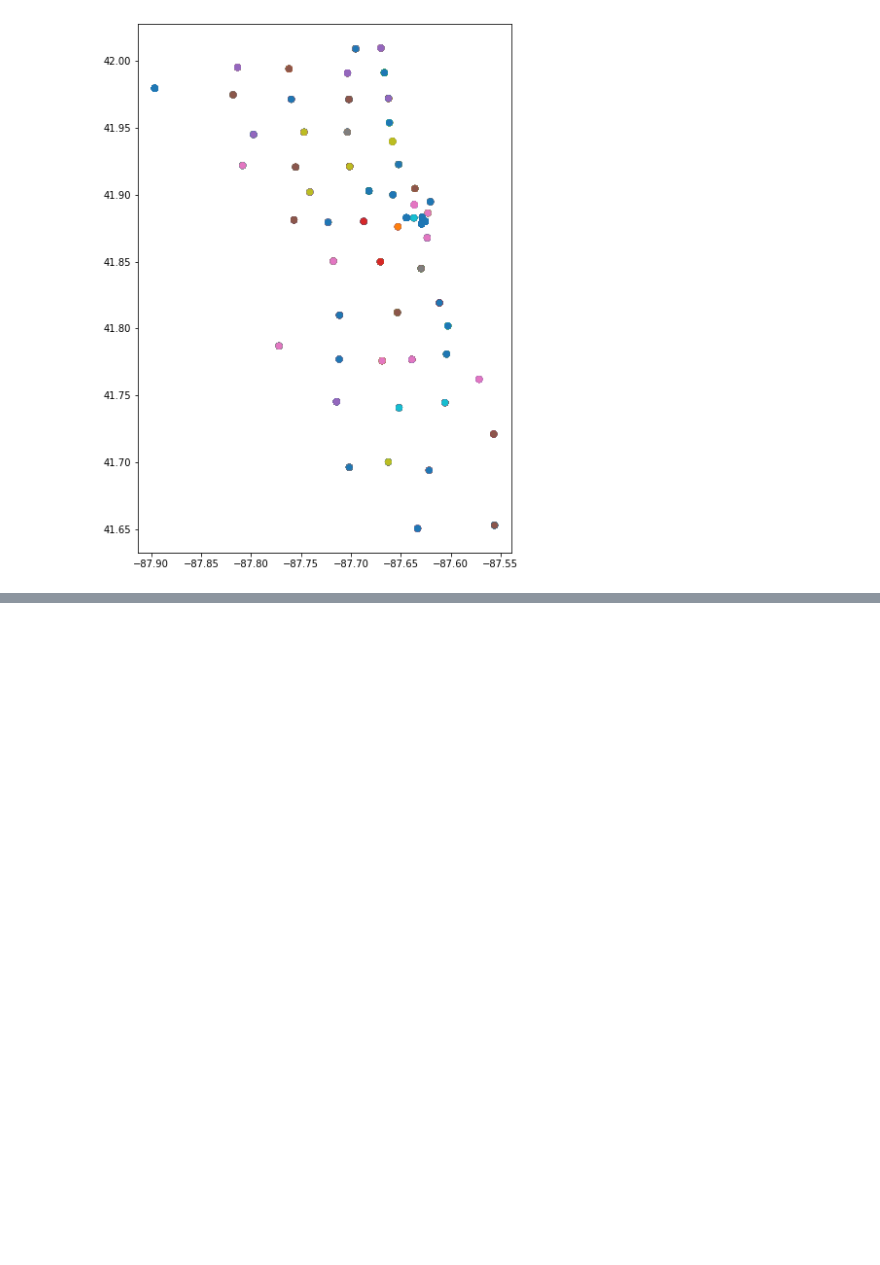
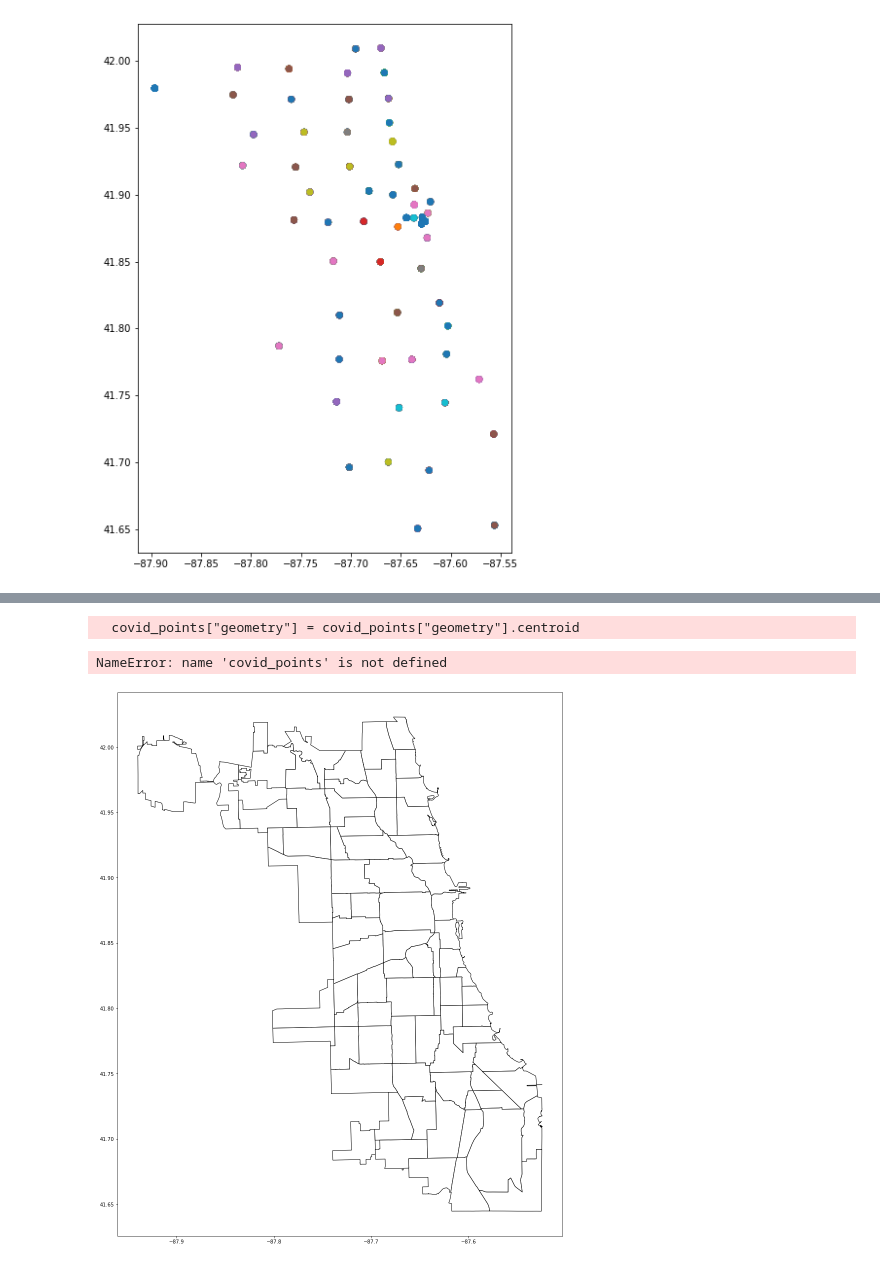
Before and after one commit to JadeBenson/Chicago_Restaurant_Closures, a Jupyter notebook: Geoplots.ipynb, the cells around one changed output, grey strips where cells are left out. Drawn from its saved outputs; the diff is of its cells as text; code cells hidden in the pictures; blank space fills up the shorter version.

```diff
--- a/Geoplots.ipynb
+++ b/Geoplots.ipynb
@@ -221,0 +253,13 @@ covid.plot(column="death_rate_cumulative", ax=ax, legend=True, scheme='quantiles
+# %%
+#try to plot covid cumulative death rate as a bubble plot
+covid_points = covid.copy()
+covid_points["geometry"] = covid_points["geometry"].centroid
+# %% [output]
+  covid_points["geometry"] = covid_points["geometry"].centroid
+# %%
+fig, ax = plt.subplots(figsize=(20,20))
+chicago.plot(ax=ax, color= "white", edgecolor= "black")
+covid_points.plot(ax=ax,color= "red" , markersize="death_rate_cumulative", alpha=0.7, categorical=False, legend=True )
+# %% [output]
+NameError: name 'covid_points' is not defined
+[figure, added]
```
Also changed, not shown: parts of 15 cells of this notebook.
